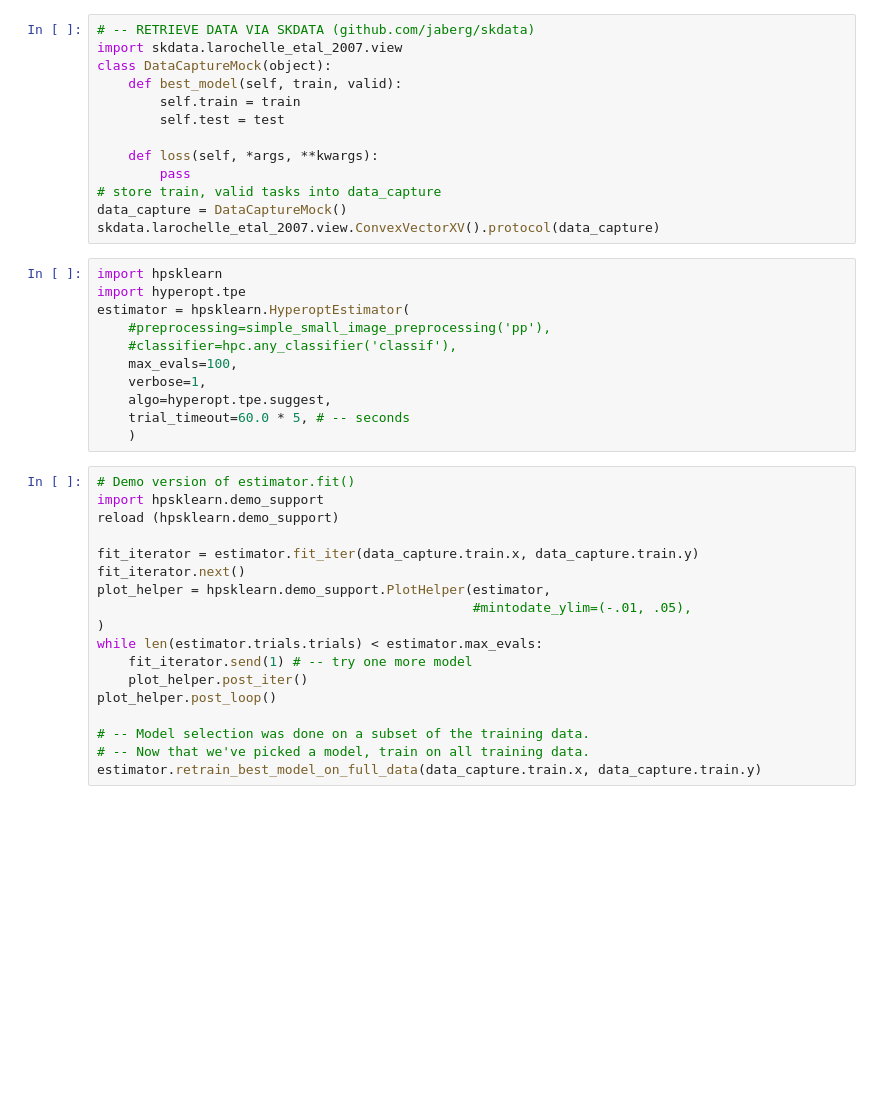
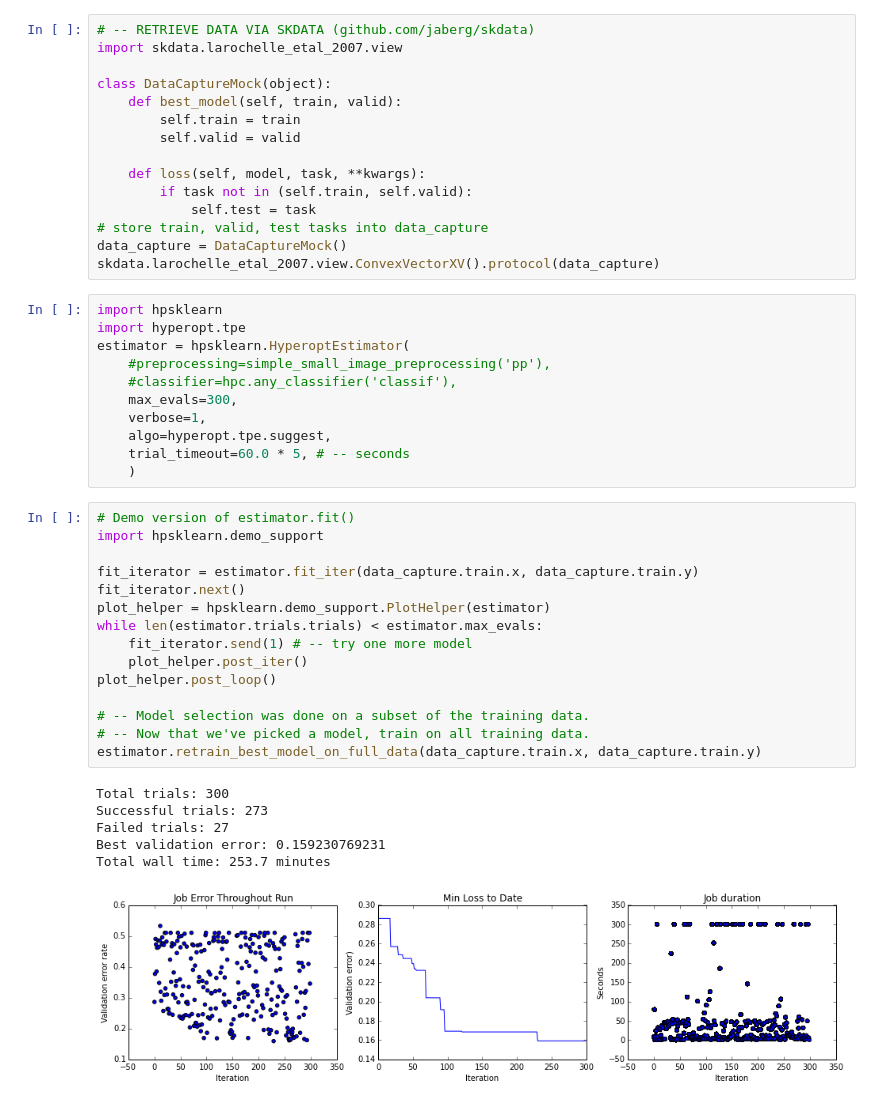
Before and after one commit to hyperopt/hyperopt-sklearn, a Jupyter notebook: notebooks/Demo-Convex.ipynb, the cells around one changed output. Saved outputs shown, nothing was run; the diff lists cells and outputs as text; blank space fills up the shorter version.

```diff
--- a/notebooks/Demo-Convex.ipynb
+++ b/notebooks/Demo-Convex.ipynb
@@ -3,14 +9,16 @@
 # %%
 # -- RETRIEVE DATA VIA SKDATA (github.com/jaberg/skdata)
 import skdata.larochelle_etal_2007.view
+
 class DataCaptureMock(object):
     def best_model(self, train, valid):
         self.train = train
-        self.test = test
+        self.valid = valid
 
-    def loss(self, *args, **kwargs):
-        pass
-# store train, valid tasks into data_capture
+    def loss(self, model, task, **kwargs):
+        if task not in (self.train, self.valid):
+            self.test = task
+# store train, valid, test tasks into data_capture
 data_capture = DataCaptureMock()
 skdata.larochelle_etal_2007.view.ConvexVectorXV().protocol(data_capture)
 # %%
@@ -19,7 +27,7 @@ import hyperopt.tpe
 estimator = hpsklearn.HyperoptEstimator(
     #preprocessing=simple_small_image_preprocessing('pp'),
     #classifier=hpc.any_classifier('classif'),
-    max_evals=100,
+    max_evals=300,
     verbose=1,
     algo=hyperopt.tpe.suggest,
     trial_timeout=60.0 * 5, # -- seconds
@@ -27,21 +35,25 @@ estimator = hpsklearn.HyperoptEstimator(
 # %%
 # Demo version of estimator.fit()
 import hpsklearn.demo_support
-reload (hpsklearn.demo_support)
 
 fit_iterator = estimator.fit_iter(data_capture.train.x, data_capture.train.y)
 fit_iterator.next()
-plot_helper = hpsklearn.demo_support.PlotHelper(estimator,
-                                                #mintodate_ylim=(-.01, .05),
-)
+plot_helper = hpsklearn.demo_support.PlotHelper(estimator)
 while len(estimator.trials.trials) < estimator.max_evals:
     fit_iterator.send(1) # -- try one more model
     plot_helper.post_iter()
 plot_helper.post_loop()
 
 # -- Model selection was done on a subset of the training data.
 # -- Now that we've picked a model, train on all training data.
 estimator.retrain_best_model_on_full_data(data_capture.train.x, data_capture.train.y)
+# %% [output]
+Total trials: 300
+Successful trials: 273
+Failed trials: 27
+Best validation error: 0.159230769231
+Total wall time: 253.7 minutes
+[figure, added]
 # %%
 print 'Best preprocessing pipeline:'
 for pp in estimator._best_preprocs:
```
Also changed, not shown: parts of 3 cells of this notebook, 3 other files.
